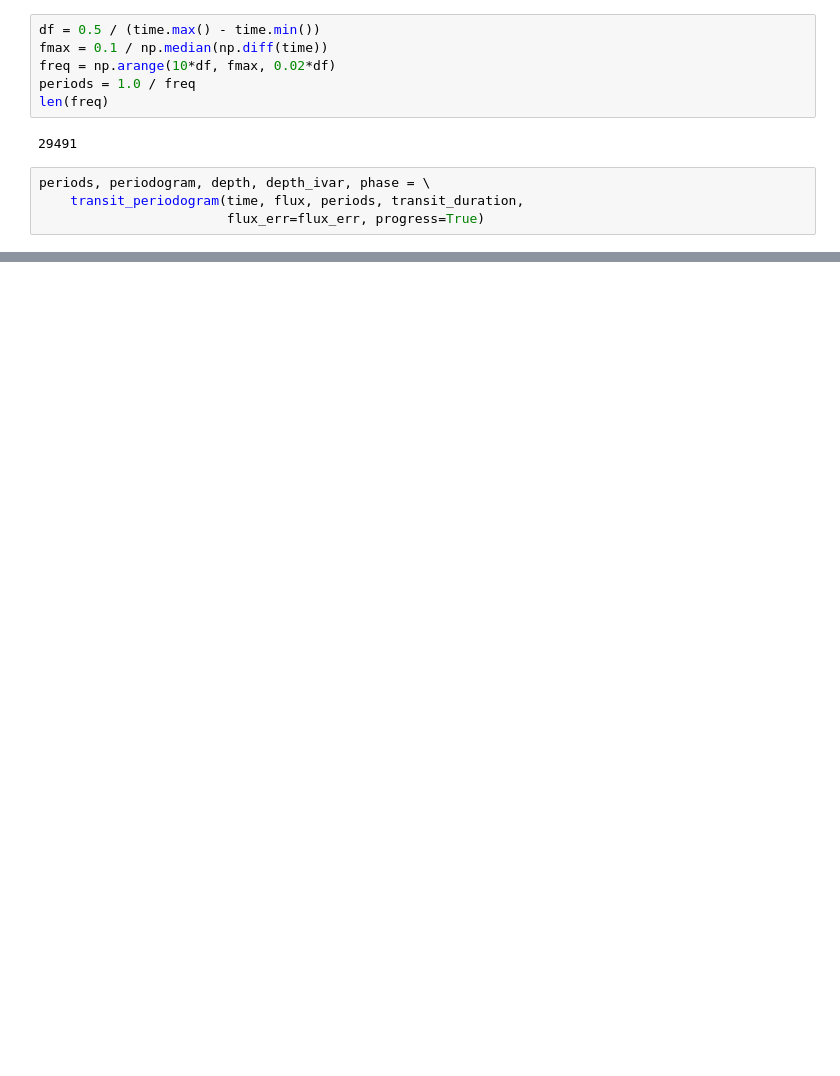
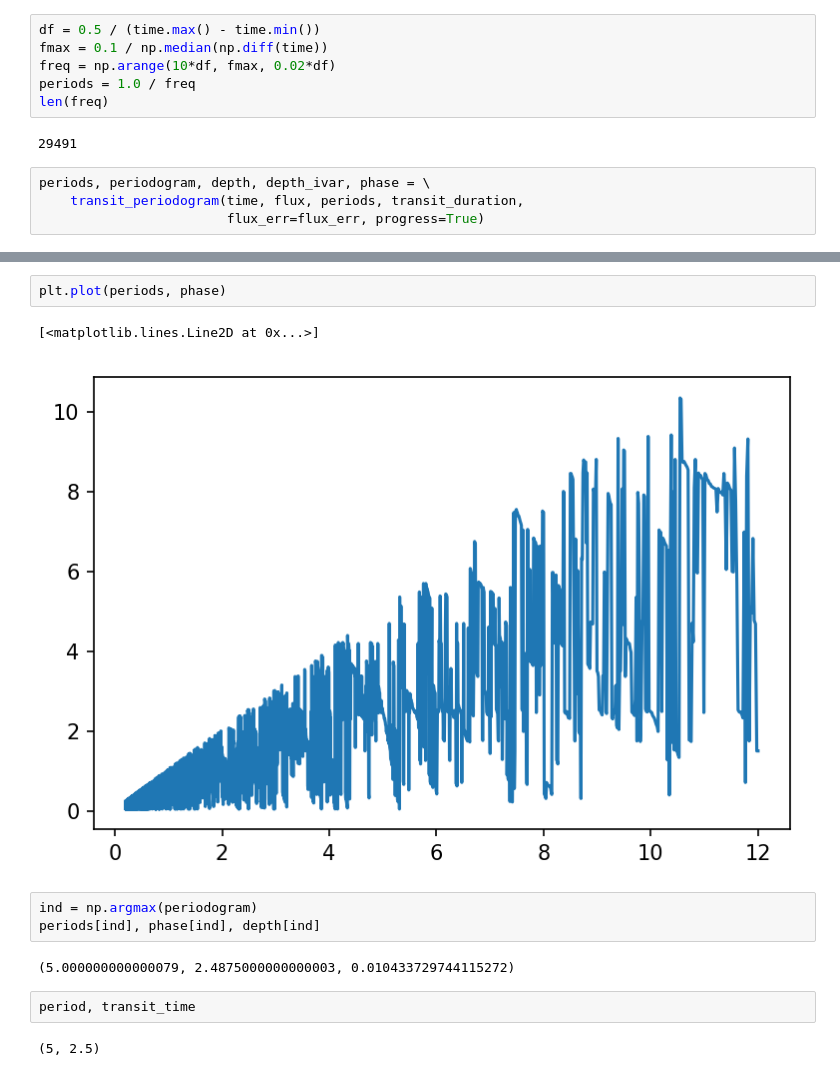
Before and after one commit to mirca/transit-periodogram, a Jupyter notebook: demo.ipynb, the cells around one changed output, grey strips where cells are left out. Saved outputs shown, nothing was run; the diff lists cells and outputs as text; blank space fills up the shorter version.

```diff
--- a/demo.ipynb
+++ b/demo.ipynb
@@ -57,0 +58,14 @@ plt.ylabel("depth");
+# %%
+plt.plot(periods, phase)
+# %% [output]
+[<matplotlib.lines.Line2D at 0x...>]
+[figure, added]
+# %%
+ind = np.argmax(periodogram)
+periods[ind], phase[ind], depth[ind]
+# %% [output]
+(5.000000000000079, 2.4875000000000003, 0.010433729744115272)
+# %%
+period, transit_time
+# %% [output]
+(5, 2.5)
```
Also changed, not shown: parts of 3 cells of this notebook, 3 other files.
